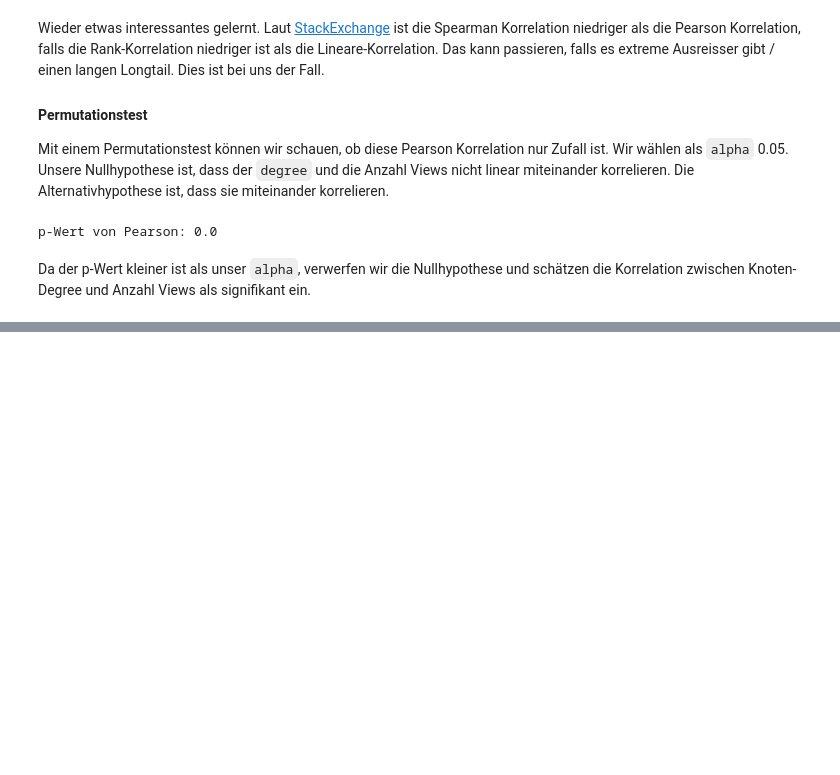
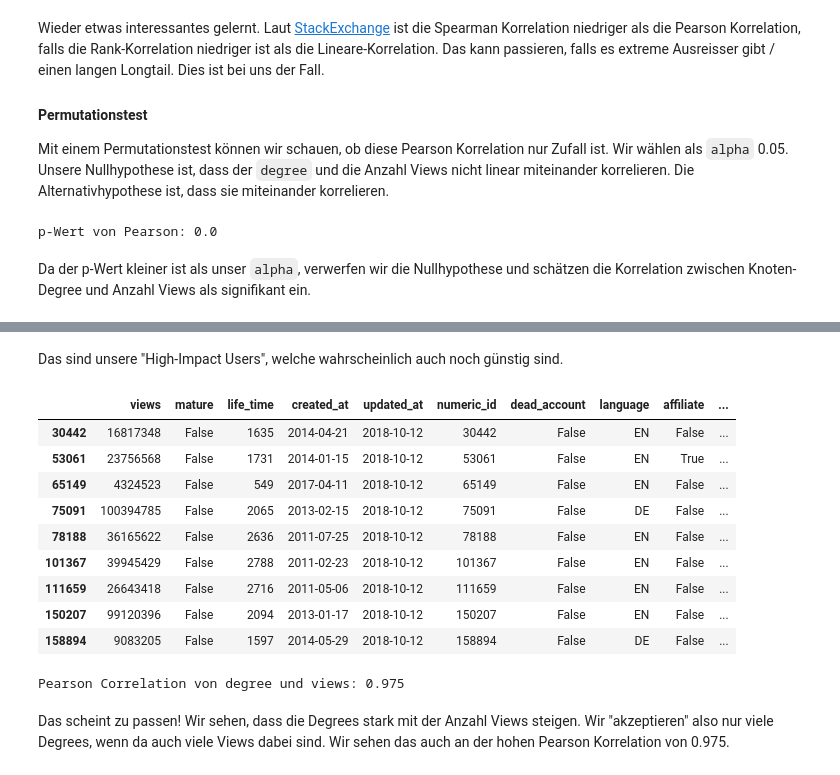
Before and after one commit to kenfus/SAN, a Jupyter notebook: main.ipynb, the cells around one changed output, grey strips where cells are left out. Saved outputs shown, nothing was run; the diff lists cells and outputs as text; code cells hidden in the pictures; blank space fills up the shorter version.

```diff
--- a/main.ipynb
+++ b/main.ipynb
@@ -491,0 +593,2 @@ Da die lineare Korrelation mit 0.650 nicht perfekt ist, können wir einen Algori
+# %%
+high_impact_users = maximize_views_per_year_per_degree_without_overlap(features_optimizer, G, MAX_VERTRÄGE, VERLANGTE_REICHWEITE_JAHR_2019)
@@ -492,3 +625,25 @@ Da die lineare Korrelation mit 0.650 nicht perfekt ist, können wir einen Algori
+# %% [markdown]
+Das sind unsere "High-Impact Users", welche wahrscheinlich auch noch günstig sind.
+# %%
+features[features.numeric_id.isin(high_impact_users)]
+# %% [output]
+|  | views | mature | life_time | created_at | updated_at | numeric_id | dead_account | language | affiliate | ... |
+| 30442 | 16817348 | False | 1635 | 2014-04-21 | 2018-10-12 | 30442 | False | EN | False | ... |
+| 53061 | 23756568 | False | 1731 | 2014-01-15 | 2018-10-12 | 53061 | False | EN | True | ... |
+| 65149 | 4324523 | False | 549 | 2017-04-11 | 2018-10-12 | 65149 | False | EN | False | ... |
+| 75091 | 100394785 | False | 2065 | 2013-02-15 | 2018-10-12 | 75091 | False | DE | False | ... |
+| 78188 | 36165622 | False | 2636 | 2011-07-25 | 2018-10-12 | 78188 | False | EN | False | ... |
+| 101367 | 39945429 | False | 2788 | 2011-02-23 | 2018-10-12 | 101367 | False | EN | False | ... |
+| 111659 | 26643418 | False | 2716 | 2011-05-06 | 2018-10-12 | 111659 | False | EN | False | ... |
+| 150207 | 99120396 | False | 2094 | 2013-01-17 | 2018-10-12 | 150207 | False | EN | False | ... |
+| 158894 | 9083205 | False | 1597 | 2014-05-29 | 2018-10-12 | 158894 | False | DE | False | ... |
+# %%
+features_impact_users = features[features.numeric_id.isin(high_impact_users)]
+print(f'Pearson Correlation von degree und views: {np.corrcoef(features_impact_users.views, features_impact_users.degree)[1,0]:.3f}')
+# %% [output]
+Pearson Correlation von degree und views: 0.975
+# %% [markdown]
+Das scheint zu passen! Wir sehen, dass die Degrees stark mit der Anzahl Views steigen. Wir "akzeptieren" also nur viele Degrees, wenn da auch viele Views dabei sind. Wir sehen das auch an der hohen Pearson Korrelation von 0.975.
 # %%
 # Feedback: Gute kommentare, gedanken ausschreiben.
 # User finden, welche zusammen eine grosse reichweite finden und weniger als x views haben (da zu teuer). Welche Gruppe ergäntzt eine andere am besten ? -> Nach Degree nach unten gehen -> GGf von hinten anfangen? -> Alle weiter unten sind eh wenig views.
```
Also changed, not shown: parts of 8 cells of this notebook.
